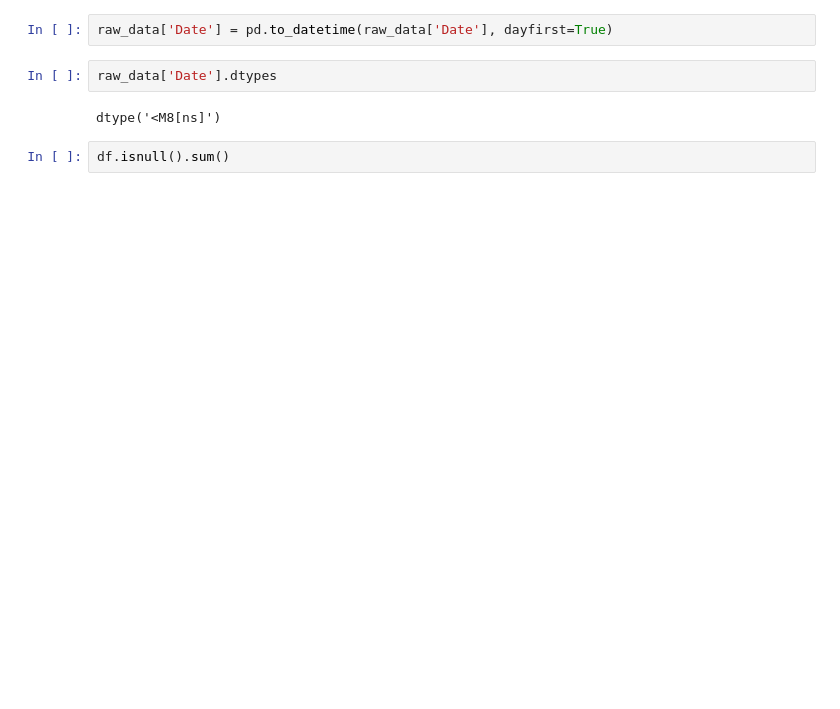
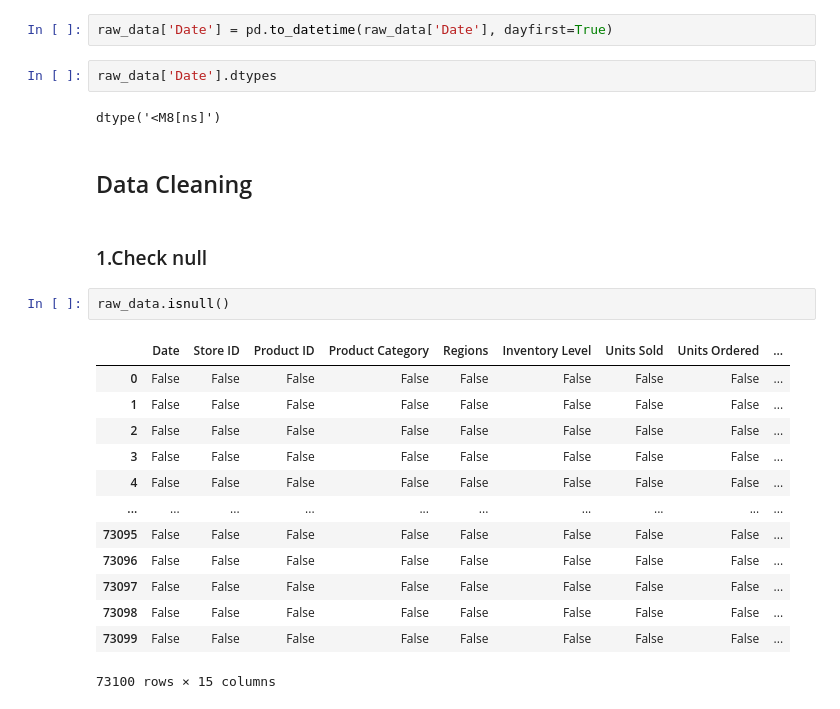
Before and after one commit to wayaseabhinandan46-cyber/Data-Analytics-Group-4, a Jupyter notebook: 2.notebook/data_cleaning.ipynb, the cells around one changed output. Saved outputs shown, nothing was run; the diff lists cells and outputs as text; blank space fills up the shorter version.

```diff
--- a/2.notebook/data_cleaning.ipynb
+++ b/2.notebook/data_cleaning.ipynb
@@ -160,5 +160,23 @@ raw_data['Date'] = pd.to_datetime(raw_data['Date'], dayfirst=True)
 raw_data['Date'].dtypes
 # %% [output]
 dtype('<M8[ns]')
-# %%
-df.isnull().sum()
+# %% [markdown]
+## Data Cleaning
+# %% [markdown]
+### 1.Check null
+# %%
+raw_data.isnull()
+# %% [output]
+|  | Date | Store ID | Product ID | Product Category | Regions | Inventory Level | Units Sold | Units Ordered | ... |
+| 0 | False | False | False | False | False | False | False | False | ... |
+| 1 | False | False | False | False | False | False | False | False | ... |
+| 2 | False | False | False | False | False | False | False | False | ... |
+| 3 | False | False | False | False | False | False | False | False | ... |
+| 4 | False | False | False | False | False | False | False | False | ... |
+| ... | ... | ... | ... | ... | ... | ... | ... | ... | ... |
+| 73095 | False | False | False | False | False | False | False | False | ... |
+| 73096 | False | False | False | False | False | False | False | False | ... |
+| 73097 | False | False | False | False | False | False | False | False | ... |
+| 73098 | False | False | False | False | False | False | False | False | ... |
+| 73099 | False | False | False | False | False | False | False | False | ... |
+73100 rows × 15 columns
```
Also changed, not shown: parts of 12 cells of this notebook.
